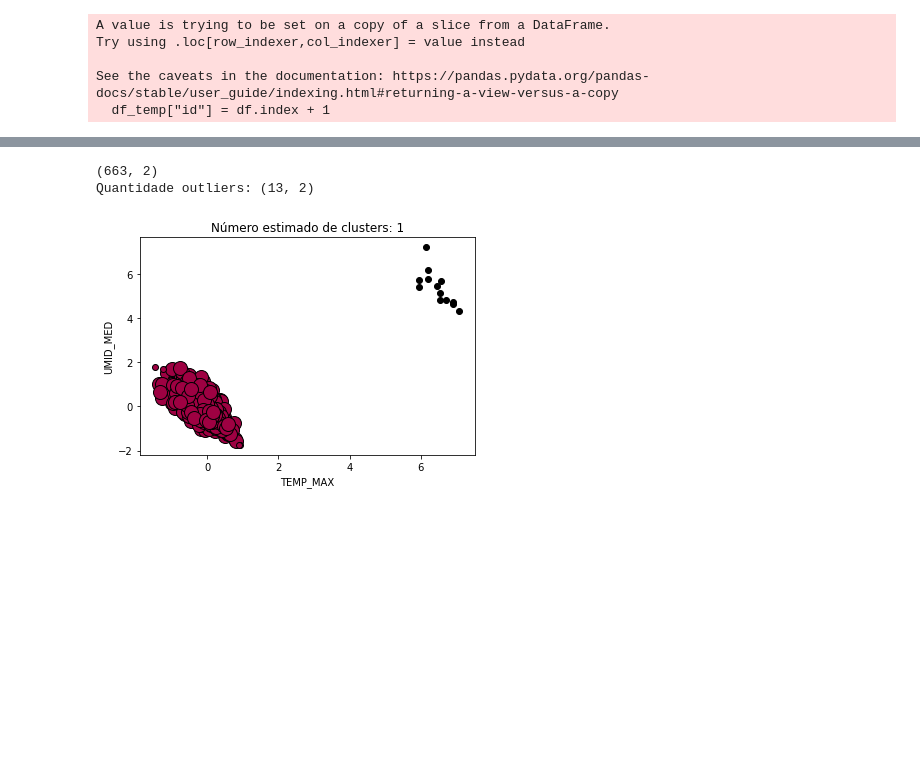
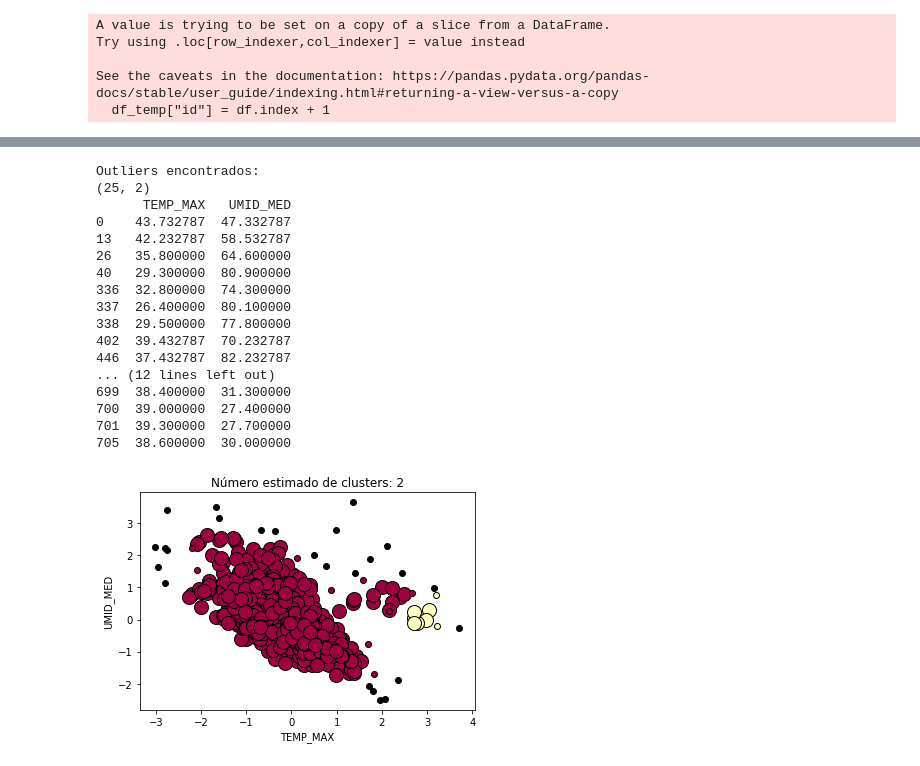
Before and after one commit to AndersonRodr/algorithms-detect-anomalies, a Jupyter notebook: PrimeiroExperimento.ipynb, the cells around one changed output, grey strips where cells are left out. Saved outputs shown, nothing was run; the diff lists cells and outputs as text; code cells hidden in the pictures; blank space fills up the shorter version.

```diff
--- a/PrimeiroExperimento.ipynb
+++ b/PrimeiroExperimento.ipynb
@@ -11,14 +15,17 @@ from collections import Counter
 # %%
 ##------------------------------Pegando os Dados-----------------------------------
 
-url = "https://apitempo.inmet.gov.br/estacao/diaria/2018-01-01/2020-12-31/A307"
+#url = "https://apitempo.inmet.gov.br/estacao/diaria/2018-12-21/2019-03-21/A307"
+url = "https://apitempo.inmet.gov.br/estacao/diaria/2018-01-01/2019-12-31/A307"
 headers = {'User-Agent': 'Mozilla/5.0 (Macintosh; Intel Mac OS X 10_11_5) AppleWebKit/537.36 (KHTML, like Gecko) Chrome/50.0.2661.102 Safari/537.36'}
 resp = requests.get(url, headers=headers)
 df = None
+df_temp = None
 if resp.status_code != 200:
     print (resp.raise_for_status())
 else:
     df = pd.DataFrame(resp.json())
+    df.dropna(inplace=True)
     #df = df[df["TEM_MAX"].astype('float') ]
     df_temp = df[df['TEMP_MAX'].notnull()]
     df_temp = df[df['UMID_MED'].notnull()]
@@ -131,7 +155,10 @@ def dataTraining(percentOutliers):
     desvioPadrao = (desvioPadraoTempTraining + desvioPadraoUmidTraining) / 2
     return df_training_temp, df_test_temp
 # %%
-dfs = dataTraining(2)
+#import random
+
+taxaContaminacao = 15
+dfs = dataTraining(taxaContaminacao, True)
 df_training_temp = dfs[0]
 df_test_temp = dfs[1]
 # %% [output]
@@ -142,8 +184,8 @@ df_test_temp = dfs[1]
 def dbscan_part1(df, eps, min_samples):
     #X = np.array([ [1, 2], [2, 2], [7, 6], [28, 7], [2, 3], [25, 8], [3, 2],[1, 3],[1.1, 2],[1.2, 2],[1.3, 2],[1.4, 2]])
     X = np.array(df)
-    X = StandardScaler().fit_transform(X)
-    db = DBSCAN(eps=eps, min_samples=min_samples).fit(X)
+    X = StandardScaler().fit_transform(df)
+    db = DBSCAN(eps=eps, min_samples=min_samples, algorithm='brute',p=100).fit(X)
     core_samples_mask = np.zeros_like(db.labels_, dtype=bool)
     core_samples_mask[db.core_sample_indices_] = True
 
@@ -154,42 +196,65 @@ def dbscan_part1(df, eps, min_samples):
     n_clusters_ = len(set(labels)) - (1 if -1 in labels else 0)
     n_noise_ = list(labels).count(-1)
 
     unique_labels = set(labels)
     colors = [plt.cm.Spectral(each)
               for each in np.linspace(0, 1, len(unique_labels))]
     for k, col in zip(unique_labels, colors):
         if k == -1:
             # Preto usado para ruído
             col = [0, 0, 0, 1]
 
         class_member_mask = (labels == k)
 
         xy = X[class_member_mask & core_samples_mask]
         plt.plot(xy[:, 0], xy[:, 1], 'o', markerfacecolor=tuple(col),
                  markeredgecolor='k', markersize=14)
 
         xy = X[class_member_mask & ~core_samples_mask]
         plt.plot(xy[:, 0], xy[:, 1], 'o', markerfacecolor=tuple(col),
                  markeredgecolor='k', markersize=6)
 
-    #print('Outliers encontrados: ')
-    #print (outliers)
-    print ("Quantidade outliers: " + str(outliers.shape))
+    print ()
+    print('Outliers encontrados: ')
+    print (outliers.shape)
+    print (outliers)
 
     plt.title('Número estimado de clusters: %d' % n_clusters_)
     plt.xlabel("TEMP_MAX")
     plt.ylabel("UMID_MED")
     plt.show()
 
 eps = 0.5
-min_samples = 7
-print (df_training_temp.shape)
+min_samples = 5
+#print (df_training_temp.shape)
+#print (df_training_temp)
+
+#x = np.array([[10, 50], [12, 50], [48, 70]], np.float)
+
+#df=pd.DataFrame(x, columns=['TEMP_MAX', 'UMID_MED'])
+#df_training_temp = pd.concat([df, df_training_temp]).drop_duplicates(keep=False)
+#df_training_temp = np.array([[10, 20], [12, 21], [10, 23], [57,75]], np.float)
+
 dbscan_part1(df_training_temp, eps, min_samples)
-#print (desvioPadraoTemp)
 # %% [output]
-(663, 2)
-Quantidade outliers: (13, 2)
+Outliers encontrados:
+(25, 2)
+      TEMP_MAX   UMID_MED
+0    43.732787  47.332787
+13   42.232787  58.532787
+26   35.800000  64.600000
+40   29.300000  80.900000
+336  32.800000  74.300000
+337  26.400000  80.100000
+338  29.500000  77.800000
+402  39.432787  70.232787
+446  37.432787  82.232787
+... (12 lines left out)
+699  38.400000  31.300000
+700  39.000000  27.400000
+701  39.300000  27.700000
+705  38.600000  30.000000
-[figure, old version]
+[figure, new version]
 # %%
 from sklearn.svm import OneClassSVM
 import seaborn as sns
```
Also changed, not shown: parts of 7 cells of this notebook.
